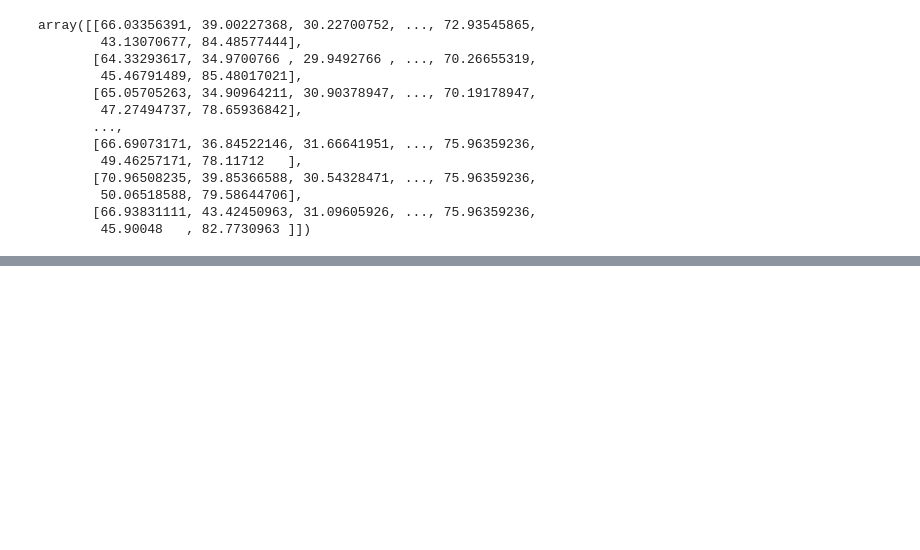
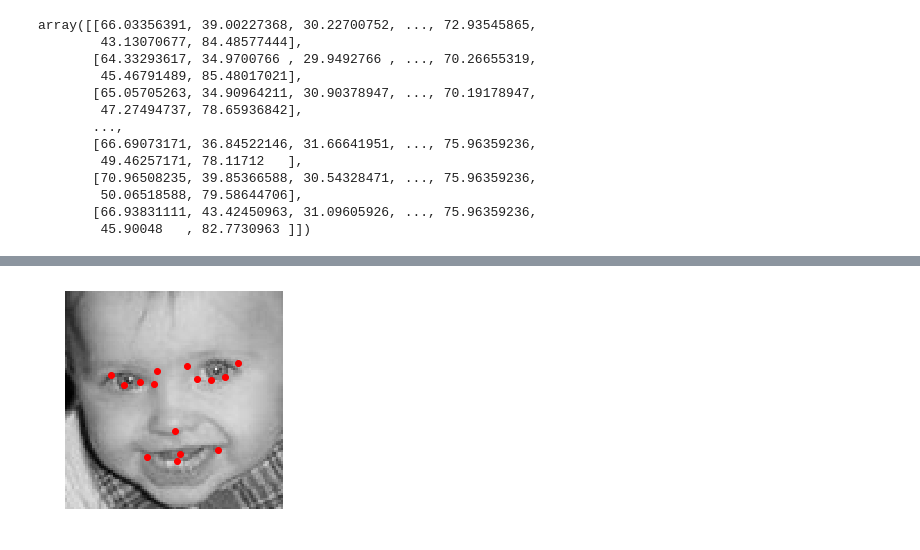
Before and after one commit to Midren/Caricature_maker, a Jupyter notebook: Untitled1.ipynb, the cells around one changed output, grey strips where cells are left out. Cells and saved outputs as stored; diff of their text form; code cells hidden in the pictures; blank space fills up the shorter version.

Commit message:
Linear regression finally working with HOG

```diff
--- a/Untitled1.ipynb
+++ b/Untitled1.ipynb
@@ -82,7 +82,6 @@ def linear_regression(X, y, alpha, num_iters):
 # %%
 def get_predictor(X, y, iterations, feature_id):
     alpha = 0.001
-    box_range = 10
-    theta, cost = linear_regression(X, y[:, 0], alpha, iterations)
+    theta, cost = linear_regression(X, y[:, feature_id], alpha, iterations)
     return theta
 # %%
@@ -107,19 +101,21 @@ def cut_data(X_train, y_train, feature_id):
     return X, y
 # %%
 class Predictor:
-    iterations = 10
+    iterations = 20
 
     def __init__(self, X, y):
+        self.thetas = []
+        self.features = list(range(30))
+#         self.features = [0, 1, 2, 3, 20, 21, 26, 27]
+#         self.features = [0]
+        X_new, y_new = cut_data(X, y)
         self.y = y
-        self.thetas = []
-#         self.features = [0, 1, 2, 3, 20, 21, 26, 27]
-        self.features = [0]
+        self.X, _ = X_new, y_new
         for i in self.features:
-            X_new, y_new = cut_data(X, y, i)
             self.thetas.append(get_predictor(X_new, y_new, Predictor.iterations, i))
 
     def predict(self, X, feature_id):
-        X, y = cut_data(X, self.y, feature_id)
+        X, y = self.X, self.y
         X_1 = np.concatenate((np.ones((X.shape[0], 1)), X), axis = 1)
         return np.dot(self.thetas[self.features.index(feature_id)], X_1.T) * self.y.std() + self.y.mean()
 # %%
@@ -160,0 +197,12 @@ array([[525523.29430371]])
+# %%
+y_res = np.array([p.predict(X_train, keypoint) for keypoint in range(30)]).reshape(30, 7049)[:,sample_idx]
+def keypoints_show(x, y=None):
+    plt.imshow(x, 'gray')
+    if y is not None:
+        points = np.vstack(np.split(y, 15)).T
+        plt.plot(points[0], points[1], 'o', color='red')
+    plt.axis('off')
+
+keypoints_show(X_train[sample_idx].reshape(96,96), y_res)
+# %% [output]
+[figure, added]
```
Also changed, not shown: parts of 6 cells of this notebook.
